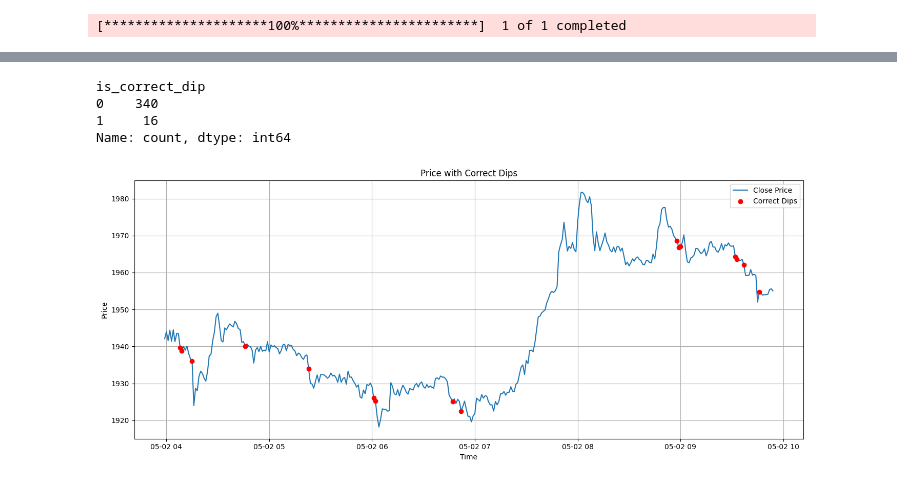
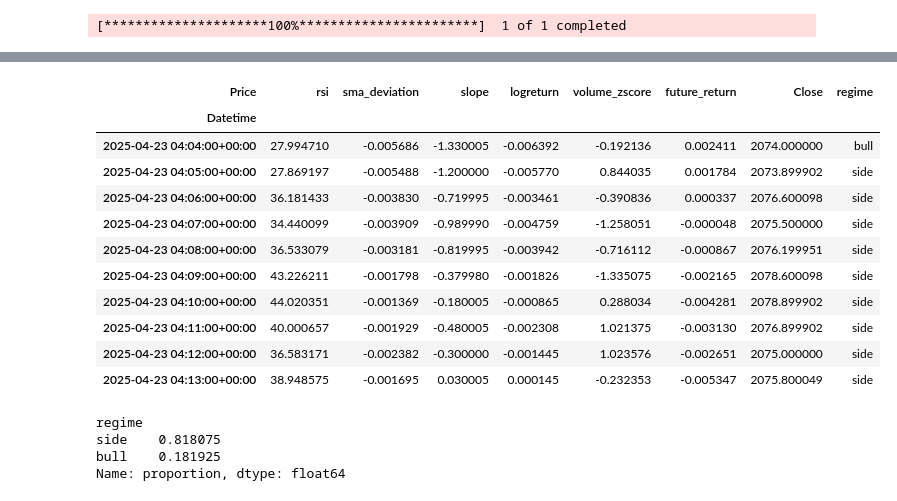
Before and after one commit to Sparsh-Kumar/quantresearch, a Jupyter notebook: notebooks/dipIdentification.ipynb, the cells around one changed output, grey strips where cells are left out. Saved outputs shown, nothing was run; the diff lists cells and outputs as text; code cells hidden in the pictures.

```diff
--- a/notebooks/dipIdentification.ipynb
+++ b/notebooks/dipIdentification.ipynb
@@ -71,29 +85,48 @@ df.head(10)
+# %%
+# Defining Market Regimes
+
+bull_threshold = 0.002
+bear_threshold = -0.002
+
+"""
+df['regime'] = np.select(
+  [
+    df['future_return'] > bull_threshold,
+    df['future_return'] < bear_threshold
+  ],
+  ['bull', 'bear'],
+  default='side'
+)
+"""
+
+df['regime'] = np.select(
+  [
+    df['future_return'] > bull_threshold,
+  ],
+  ['bull'],
+  default='side'
+)
+
+df.head(10)
+# %% [output]
+| Price | rsi | sma_deviation | slope | logreturn | volume_zscore | future_return | Close | regime |
+| Datetime |  |  |  |  |  |  |  |  |
+| 2025-04-23 04:04:00+00:00 | 27.994710 | -0.005686 | -1.330005 | -0.006392 | -0.192136 | 0.002411 | 2074.000000 | bull |
+| 2025-04-23 04:05:00+00:00 | 27.869197 | -0.005488 | -1.200000 | -0.005770 | 0.844035 | 0.001784 | 2073.899902 | side |
+| 2025-04-23 04:06:00+00:00 | 36.181433 | -0.003830 | -0.719995 | -0.003461 | -0.390836 | 0.000337 | 2076.600098 | side |
+| 2025-04-23 04:07:00+00:00 | 34.440099 | -0.003909 | -0.989990 | -0.004759 | -1.258051 | -0.000048 | 2075.500000 | side |
+| 2025-04-23 04:08:00+00:00 | 36.533079 | -0.003181 | -0.819995 | -0.003942 | -0.716112 | -0.000867 | 2076.199951 | side |
+| 2025-04-23 04:09:00+00:00 | 43.226211 | -0.001798 | -0.379980 | -0.001826 | -1.335075 | -0.002165 | 2078.600098 | side |
+| 2025-04-23 04:10:00+00:00 | 44.020351 | -0.001369 | -0.180005 | -0.000865 | 0.288034 | -0.004281 | 2078.899902 | side |
+| 2025-04-23 04:11:00+00:00 | 40.000657 | -0.001929 | -0.480005 | -0.002308 | 1.021375 | -0.003130 | 2076.899902 | side |
+| 2025-04-23 04:12:00+00:00 | 36.583171 | -0.002382 | -0.300000 | -0.001445 | 1.023576 | -0.002651 | 2075.000000 | side |
+| 2025-04-23 04:13:00+00:00 | 38.948575 | -0.001695 | 0.030005 | 0.000145 | -0.232353 | -0.005347 | 2075.800049 | side |
 # %%
-# Checking the distribution.
+# Checking class distribution
 
-df['is_correct_dip'].value_counts()
+df['regime'].value_counts(normalize=True)
 # %% [output]
-is_correct_dip
-0    340
-1     16
-Name: count, dtype: int64
+regime
+side    0.818075
+bull    0.181925
+Name: proportion, dtype: float64
-# %%
-# Now try to plot the points where we are getting is_correct_dip
-
-import matplotlib.pyplot as plt
-
-plt.figure(figsize=(14, 6))
-plt.plot(df['Time'], df['Close'], label='Close Price', linewidth=1.5)
-
-dip_points = df[df['is_correct_dip'] == 1]
-plt.scatter(dip_points['Time'], dip_points['Close'], color='red', label='Correct Dips', zorder=5)
-
-plt.title('Price with Correct Dips')
-plt.xlabel('Time')
-plt.ylabel('Price')
-plt.legend()
-plt.grid(True)
-plt.tight_layout()
-plt.show()
-# %% [output]
-[figure, removed]
```
Also changed, not shown: parts of 11 cells of this notebook.
